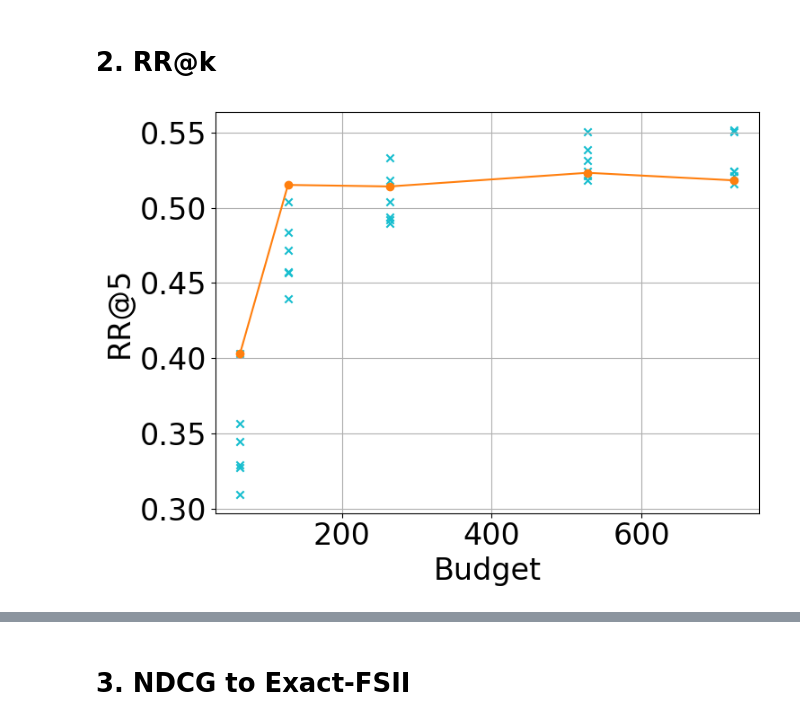
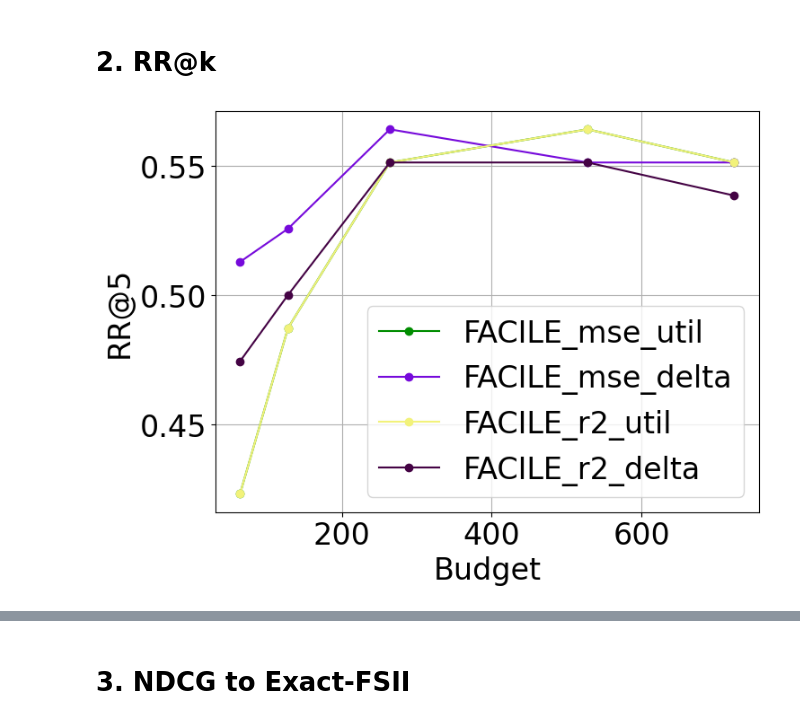
Before and after one commit to iNema9590/LLMX, a Jupyter notebook: Notebooks/musique_shap_appendix.ipynb, the cells around one changed output, grey strips where cells are left out. Drawn from its saved outputs; the diff is of its cells as text; code cells hidden in the pictures.

```diff
--- a/Notebooks/musique_shap_appendix.ipynb
+++ b/Notebooks/musique_shap_appendix.ipynb
@@ -312,7 +288,7 @@ for method_res in all_results:
     for method, attribution in method_res['methods'].items():
         if "Exact" not in method:
             # Convert to numpy arrays for scaling
-            ref = np.array(method_res['methods']["Exact-Shap"]).reshape(-1, 1)
+            ref = np.array(method_res['methods']["Exact-Shapley"]).reshape(-1, 1)
             att = np.array(attribution).reshape(-1, 1)
 
             # Scale both reference and attribution to [0, 1]
@@ -320,5 +296,5 @@ for method_res in all_results:
             att_scaled = scaler.fit_transform(att).flatten()
 
             # Compute NDCG score
-            spear = ndcg_score([ref_scaled], [att_scaled], k=5)
+            spear = ndcg_score([ref_scaled], [att_scaled], k=3)
             spearmans[method].append(spear)
@@ -395,7 +353,7 @@ for method_res in all_results:
             continue
 
         # Convert to numpy arrays for scaling
-        ref = np.array(method_res['methods']["Exact-Shap"]).reshape(-1, 1)
+        ref = np.array(method_res['methods']["Exact-Shapley"]).reshape(-1, 1)
         att = np.array(attribution).reshape(-1, 1)
 
         # Scale both reference and attribution to [0, 1]
@@ -539,7 +495,7 @@ for i, rw in enumerate(all_results):
     for method in aps:
         aps[method].append(map_from_scores(rw["methods"][method], GT(i)))
 # %%
-constant_methods = ['Exact-Shap', 'Exact-FSII']  # adjust if needed
+constant_methods = ['Exact-Shapley', 'Exact-FSII']  # adjust if needed
 
 # Containers
 budgeted_data = {}   # family -> list of (budget, mean_value)
@@ -570,7 +526,7 @@ plt.figure(figsize=(8,6))
 for family, items in budgeted_data.items():
     budgets = [b for b, _ in items]
     means = [m for _, m in items]
-    if "FR" not in family:
+    if "FM" not in family:
         plt.plot(budgets, means, marker='o', label=family, color=get_color(family))
     else:
         plt.scatter(budgets, means, marker='X', label=family, color=get_color(family))
@@ -581,9 +537,9 @@ for family, items in budgeted_data.items():
 
 plt.xlabel("Budget")
 plt.ylabel("PR-AUC")
-# plt.legend()
+plt.legend()
 plt.grid(True)
 plt.tight_layout()
-# plt.savefig(f"../Figures/{model_path.split('/')[1].split('-')[0]}/prauc_vs_budget_marginal.pdf", bbox_inches='tight')
+# plt.savefig(f"../Figures/prauc_vs_budget_marginal.pdf", bbox_inches='tight')
 plt.show()
 # %% [output]
@@ -841,16 +799,20 @@ def extract_budget(key):
     return int(match.group(1)) if match else None
 
 def extract_family(key):
-    if key.startswith("FR"):
+    if key.startswith("FM"):
         return key
-    elif key.startswith("FM"):
-        return "FM"
+
     elif key.startswith("Spex"):
         return "Spex"
-    elif key.startswith("Flk"):
-        return key.split("_")[0]+"_"+key.split("_")[1]
+
+    elif key.startswith("ProxySpex"):
+        return "ProxySpex"
+
     elif key.startswith("Shapiq"):
         return "Shapiq"
+
+    elif key.startswith("FACILE"):
+        return key.split("_")[0]+"_"+key.split("_")[1]+"_"+key.split("_")[2]
     return None
 
 def collect_rr_at_k_over_budgets(extras, k):
@@ -869,41 +831,41 @@ def collect_rr_at_k_over_budgets(extras, k):
         for budget, vals in budgets.items():
             rr_avg[family][budget] = np.mean(vals)
     return rr_avg
-rr_avg = collect_rr_at_k_over_budgets(extras, 5)
+rr_avg = collect_rr_at_k_over_budgets(extras, 2)
 # Plot RR@k as line chart for each method family, with constant methods as parallel lines
 plt.figure(figsize=(8,6))
 
 # Plot budgeted families
 for family, budget_rrs in rr_avg.items():
     budgets = sorted(budget_rrs.keys())
     values = [budget_rrs[b] for b in budgets]
-    if "FR" in family:
+    if "FM" in family:
         plt.scatter(budgets, values, marker='x', label=family, color=get_color(family))
     else:
         plt.plot(budgets, values, marker='o', label=family, color=get_color(family))
 
 # Plot constant methods (e.g., Exact-FSII, LOO, ARC-JSD) as horizontal lines
 # constant_methods = ['Exact-FSII', 'LOO', 'ARC-JSD']
 # for method in constant_methods:
 #     # Collect RR@k for each experiment and average
 #     rr_vals = []
 #     for exp in extras:
 #         if method in exp:
 #             rr_vals.append(compute_rr_at_k(exp[method], ground_truth, k))
 #     if rr_vals:
 #         avg_rr = np.mean(rr_vals)
 #         plt.axhline(y=avg_rr, color=None, linestyle='--', label=method)
 
 plt.xlabel('Budget')
-plt.ylabel(f'RR@{k}')
-# plt.legend()
+plt.ylabel(f'RR@{5}')
+plt.legend()
 plt.grid(True)
 plt.tight_layout()
-plt.savefig(f"../Figures/{model_path.split('/')[1].split('-')[0]}/rr@5_rank.pdf", bbox_inches='tight')
+# plt.savefig(f"../Figures/{model_path.split('/')[1].split('-')[0]}/rr@5_rank.pdf", bbox_inches='tight')
 
 plt.show()
 # %% [output]
-[figure, old version]
+[figure, new version]
 # %%
 import matplotlib.lines as mlines
 
```
Also changed, not shown: parts of 13 cells of this notebook, 9 other files.
